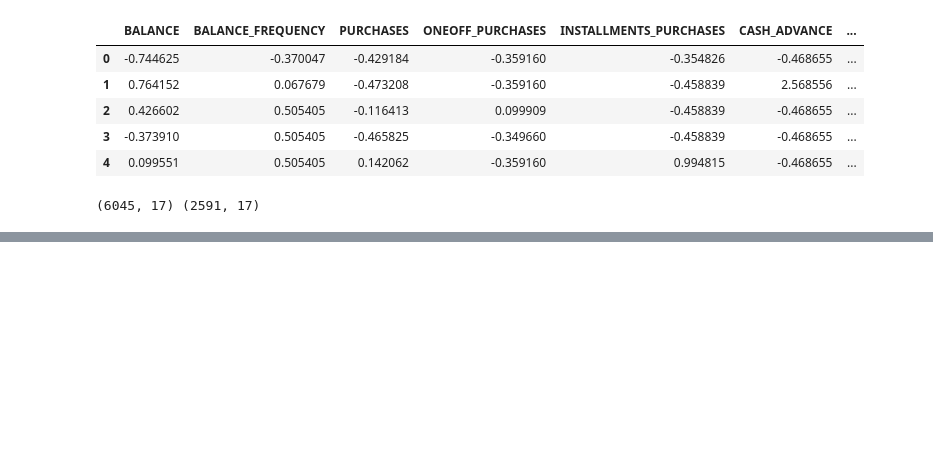
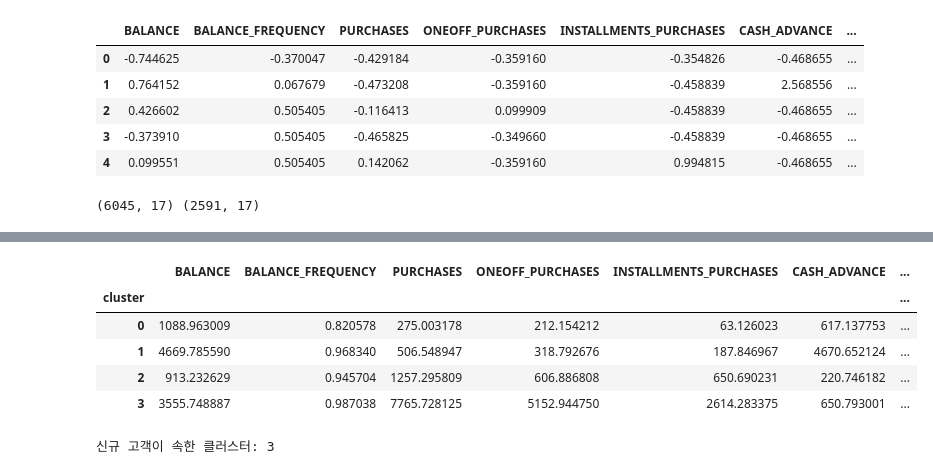
Before and after one commit to B735244/Bigdata_UI_Bogeum, a Jupyter notebook: 13. ML_JUPITER/notebooks/Ch00_PANDAS_INIT/02비지도학습/01군집화/01.ipynb, the cells around one changed output, grey strips where cells are left out. Drawn from its saved outputs; the diff is of its cells as text; code cells hidden in the pictures; blank space fills up the shorter version.

```diff
--- a/13. ML_JUPITER/notebooks/Ch00_PANDAS_INIT/02비지도학습/01군집화/01.ipynb
+++ b/13. ML_JUPITER/notebooks/Ch00_PANDAS_INIT/02비지도학습/01군집화/01.ipynb
@@ -176,0 +240,27 @@ print(train_df.shape, test_df.shape)
+# %%
+cluster_summary = df.copy()                            # 원본 데이터 복사
+cluster_summary['cluster'] = kmeans.predict(scaled_df) # 예측 결과(클러스터 번호) 추가
+
+# 클러스터별 평균값 계산
+summary = cluster_summary.groupby('cluster').mean()
+summary
+# %% [output]
+|  | BALANCE | BALANCE_FREQUENCY | PURCHASES | ONEOFF_PURCHASES | INSTALLMENTS_PURCHASES | CASH_ADVANCE | ... |
+| cluster |  |  |  |  |  |  | ... |
+| 0 | 1088.963009 | 0.820578 | 275.003178 | 212.154212 | 63.126023 | 617.137753 | ... |
+| 1 | 4669.785590 | 0.968340 | 506.548947 | 318.792676 | 187.846967 | 4670.652124 | ... |
+| 2 | 913.232629 | 0.945704 | 1257.295809 | 606.886808 | 650.690231 | 220.746182 | ... |
+| 3 | 3555.748887 | 0.987038 | 7765.728125 | 5152.944750 | 2614.283375 | 650.793001 | ... |
+# %%
+#활용
+# 0 : 일반 고객
+# 1 : 우수고객
+# 2 : 최우수 고객
+# 3 : VVIP
+
+new_data = [[1,24,40000,3000,150,30,1000,8,5,2,3,1,5000,2,120,40,10]]
+new_scaled = scaler.transform(new_data)
+pred_cluster = kmeans.predict(new_scaled)
+print("신규 고객이 속한 클러스터:",pred_cluster[0])
+# %% [output]
+신규 고객이 속한 클러스터: 3
```
Also changed, not shown: parts of 3 cells of this notebook.
